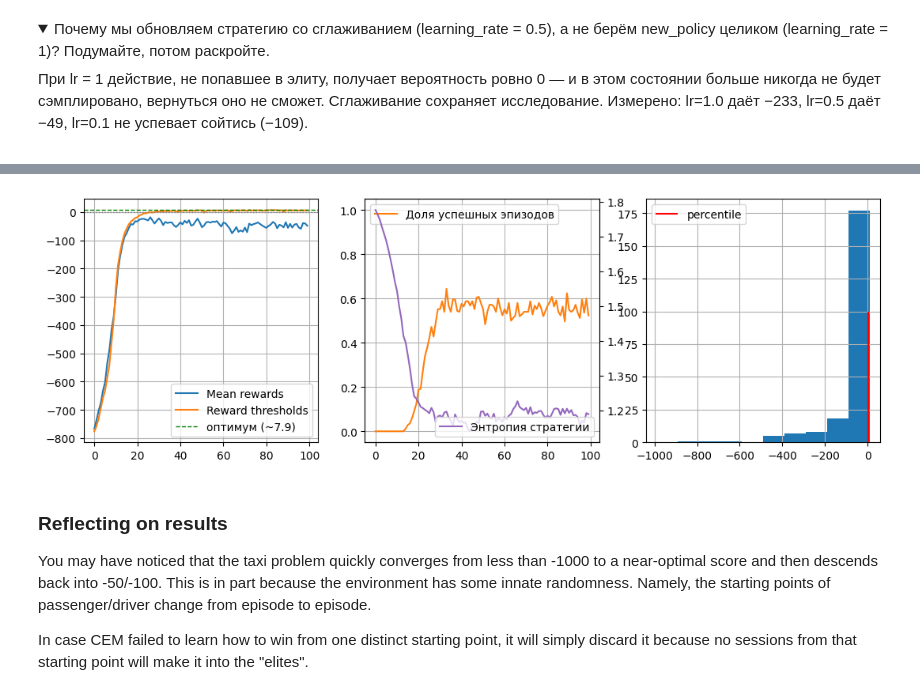
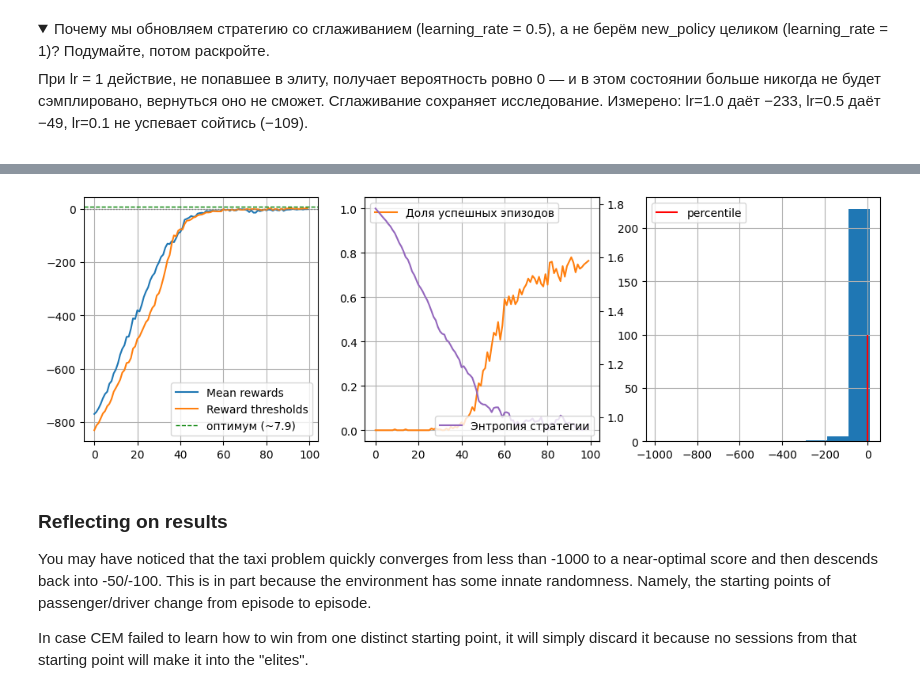
Before and after one commit to Tviskaron/SB-RL-2026, a Jupyter notebook: seminars/01-crossentropy.ipynb, the cells around one changed output, grey strips where cells are left out. Drawn from its saved outputs; the diff is of its cells as text; code cells hidden in the pictures; folded sections open.

```diff
--- a/seminars/01-crossentropy.ipynb
+++ b/seminars/01-crossentropy.ipynb
@@ -362,7 +362,7 @@ lr=0.1 не успевает сойтись (−109).
 from time import perf_counter
 
 
-def train_cem(env, n_sessions=250, percentile=50, learning_rate=0.5,
+def train_cem(env, n_sessions=250, percentile=25, learning_rate=0.5,
               n_iterations=100, verbose=True):
     """Обучить табличную стратегию кросс-энтропийным методом.
 
@@ -393,6 +393,7 @@ def train_cem(env, n_sessions=250, percentile=50, learning_rate=0.5,
         policy = learning_rate * new_policy + (1 - learning_rate) * policy
 
         elapsed = perf_counter() - t0
+
         show_progress(rewards_batch, log, percentile, policy=policy,
                       elapsed=elapsed, plot=verbose)
 
@@ -409,4 +410,4 @@ iter 100 | mean = -48.6 | threshold = 5.0 | solved = 52% | 0.1 s/iter
-[figure, old version]
+[figure, new version]
 # %% [markdown]
 ### Reflecting on results
 
```
Also changed, not shown: parts of 2 cells of this notebook, 5 other files.
